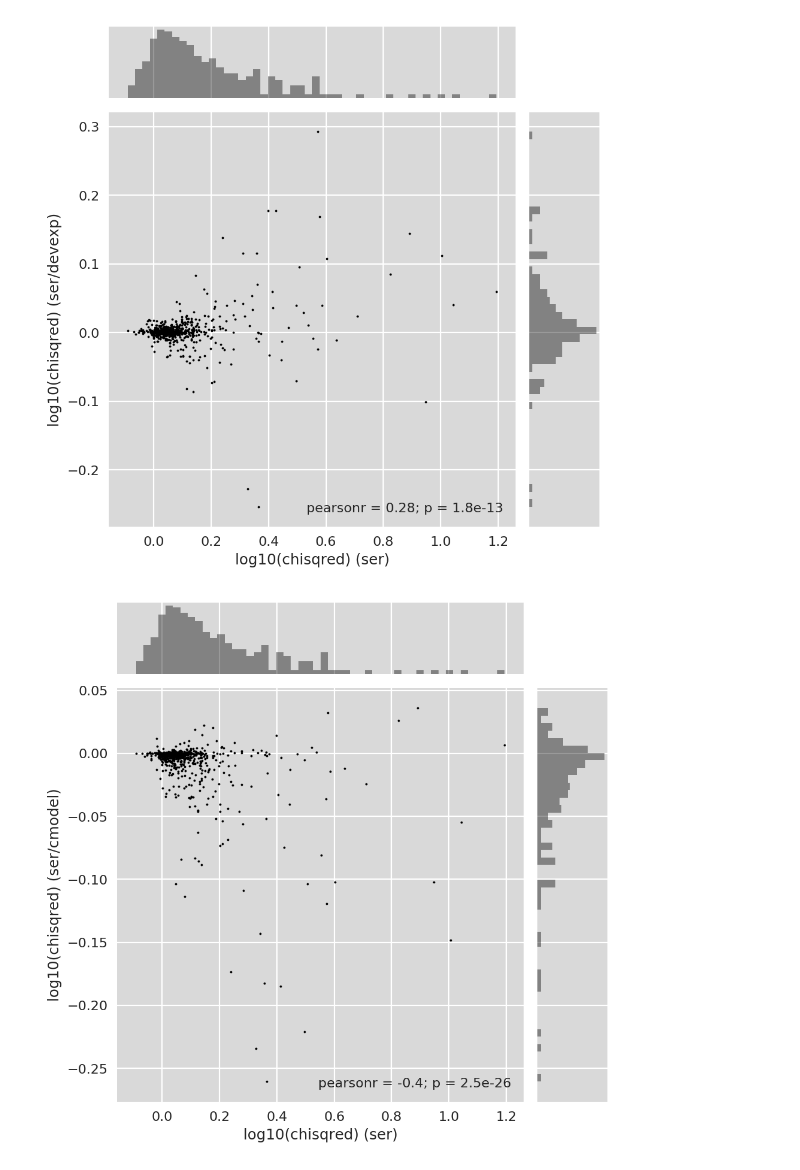
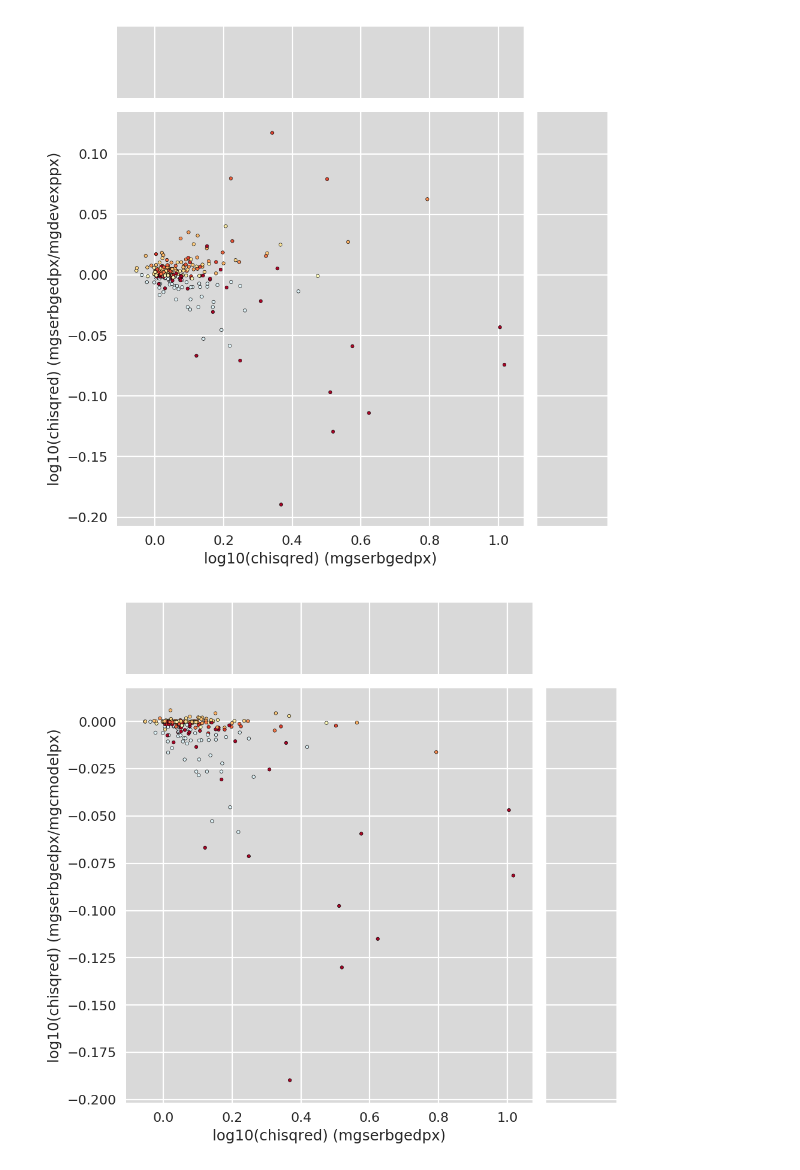
Before and after one commit to lsst-dm/modelling_research, a Jupyter notebook: jupyternotebooks/cosmos_hst_analysis.ipynb, the cells around one changed output. Drawn from its saved outputs; the diff is of its cells as text; code cells hidden in the pictures.

Commit message:
Updated analysis to use new models specs and fits

```diff
--- a/jupyternotebooks/cosmos_hst_analysis.ipynb
+++ b/jupyternotebooks/cosmos_hst_analysis.ipynb
@@ -8,6 +8,7 @@ import numpy as np
 import os
 
 import pandas as pd
+
 import pickle
 
 import seaborn as sns
@@ -19,6 +20,7 @@ import matplotlib.pyplot as plt
 #plt.style.use('seaborn-notebook')
 sns.set_style('darkgrid')
 mpl.rcParams['figure.dpi'] = 160
+mpl.rcParams['image.origin'] = 'lower'
 sns.set(rc={'axes.facecolor': '0.85', 'figure.facecolor': 'w'})
 # %%
 path = os.path.expanduser('~/raid/hsc/cosmos/COSMOS_25.2_training_sample/')
@@ -29,7 +31,7 @@ rgcfits = ap.io.fits.open(os.path.join(path, file))[1].data
 data = []
 
 files = glob.glob(os.path.expanduser(
-    "~/raid/lsst/cosmos/cosmos_25.2_fits_*_*.pickle.dat"))
+    "~/raid/lsst/cosmos/cosmos_25.2_fits_*_*_pickle.dat"))
 files.sort()
 for file in files:
     with open(file, 'rb') as f:
@@ -241,19 +280,19 @@ for prefixx, prefixy, varnames in prefixes:
 modelsprofit = models["single"]["profit"] + models["double"]["profit"]
 chisqredcols = {
     model: ".".join(["profit", "hst", model, "chisqred",
-                     "0" if model == "cmodel" else "1"])
+                     "1" if model in models['double']['profit'] else "0"])
     for model in modelsprofit
 }
+print(chisqredcols)
 modelbest = tab[list(chisqredcols.values())].idxmin(axis=1)
 modelbestcounts = modelbest.value_counts()
 print(modelbestcounts)
-for colx, coly in [("ser", "devexp"), ("ser", "cmodel"), ("devexp", "cmodel")]:
-    sns.jointplot(
-        x=np.log10(tab[chisqredcols[colx]]),
-        y=np.log10(tab[chisqredcols[colx]]/tab[chisqredcols[coly]]),
-        color="k", joint_kws={'marker': '.', 's': 8},
-        marginal_kws={'hist_kws': {'log': True}},
-    ).set_axis_labels(
+for colx, coly in [("mgserbgedpx", "mgdevexppx"), ("mgserbgedpx", "mgcmodelpx"),
+                   ("mgdevexppx", "mgcmodelpx")]:
+    fig = sns.JointGrid(x=np.log10(tab[chisqredcols[colx]]),
+                        y=np.log10(tab[chisqredcols[colx]]/tab[chisqredcols[coly]]))
+    fig.plot_joint(plt.scatter, c=colors, marker='.',
+                   edgecolor='k', s=24).set_axis_labels(
         'log10(chisqred) ({})'.format(colx),
         'log10(chisqred) ({}/{})'.format(colx, coly))
 # %% [output]
@@ -266,3 +306,3 @@ profit.hst.multidev.chisqred.1      5
 dtype: int64
-[figure, old version]
+[figure, new version]
-[figure, old version]
+[figure, new version]
```
Also changed, not shown: parts of 5 cells of this notebook, 1 other file.
